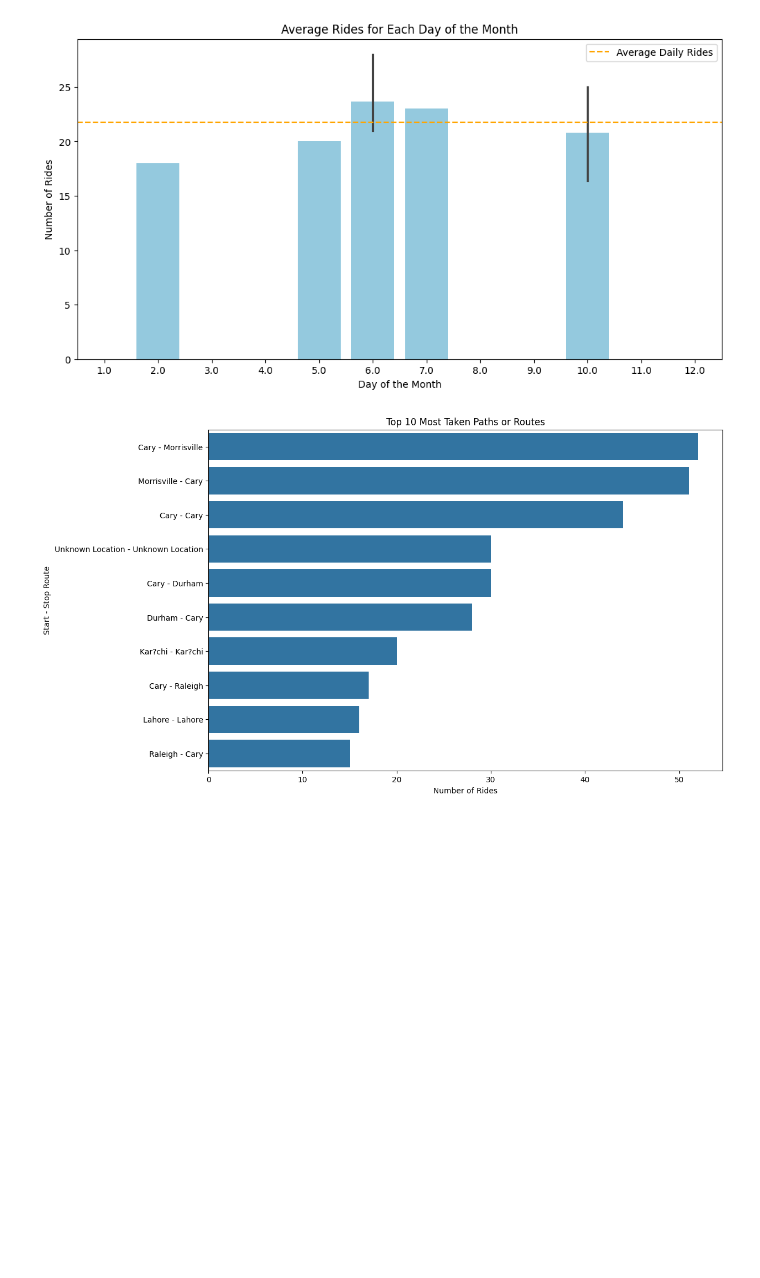
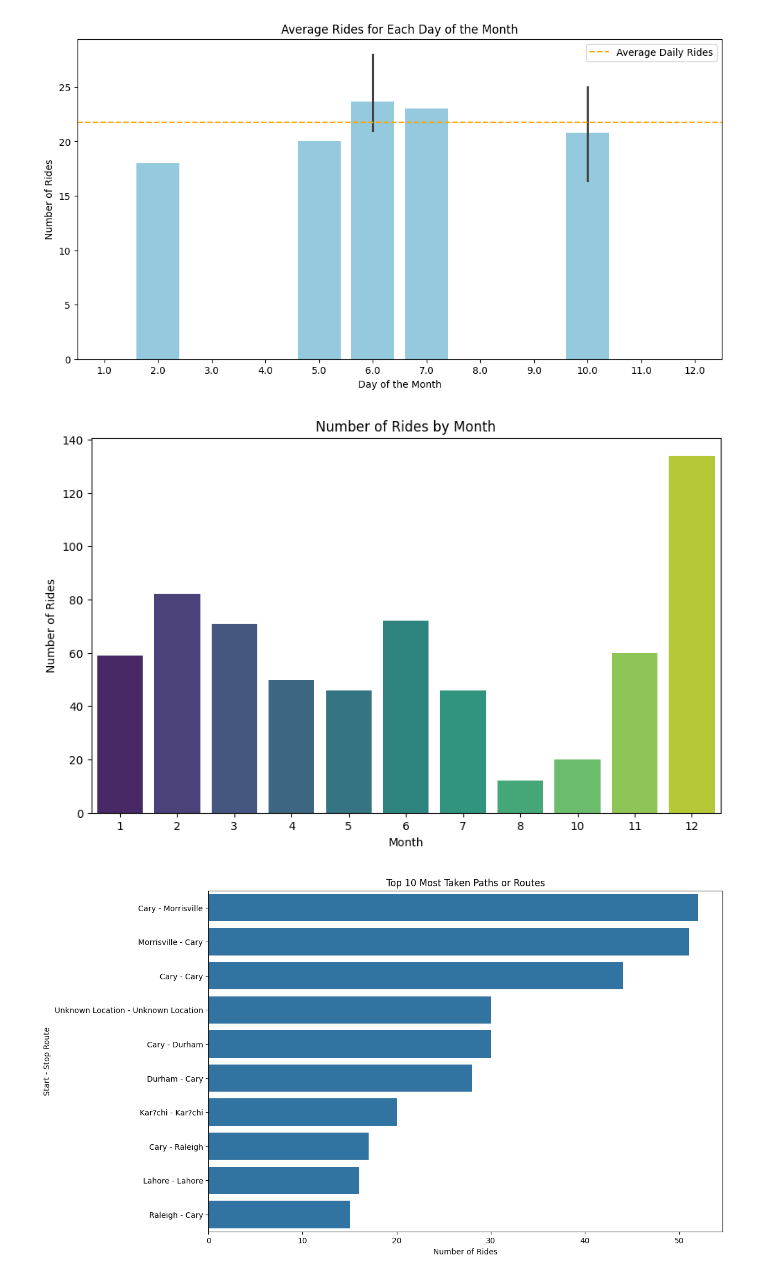
Before and after one commit to i-ninte/data-analytics-R-python, a Jupyter notebook: uber_analysis.ipynb, the cells around one changed output. Drawn from its saved outputs; the diff is of its cells as text; code cells hidden in the pictures; blank space fills up the shorter version.

```diff
--- a/uber_analysis.ipynb
+++ b/uber_analysis.ipynb
@@ -244,4 +255,20 @@ plt.legend()
 plt.show()
 # %% [output]
 [figure]
+# %%
+# Assuming 'START_DATE' is the column with datetime information
+data['START_DATE'] = pd.to_datetime(data['START_DATE'])
+
+# Create a new column for the month
+data['MONTH'] = data['START_DATE'].dt.month
+
+# Plot the number of rides for each month
+plt.figure(figsize=(10, 6))
+sns.countplot(x='MONTH', data=data, palette='viridis')
+plt.title('Number of Rides by Month')
+plt.xlabel('Month')
+plt.ylabel('Number of Rides')
+plt.show()
+# %% [output]
+[figure, added]
 # %%
```
Also changed, not shown: parts of 5 cells of this notebook.
